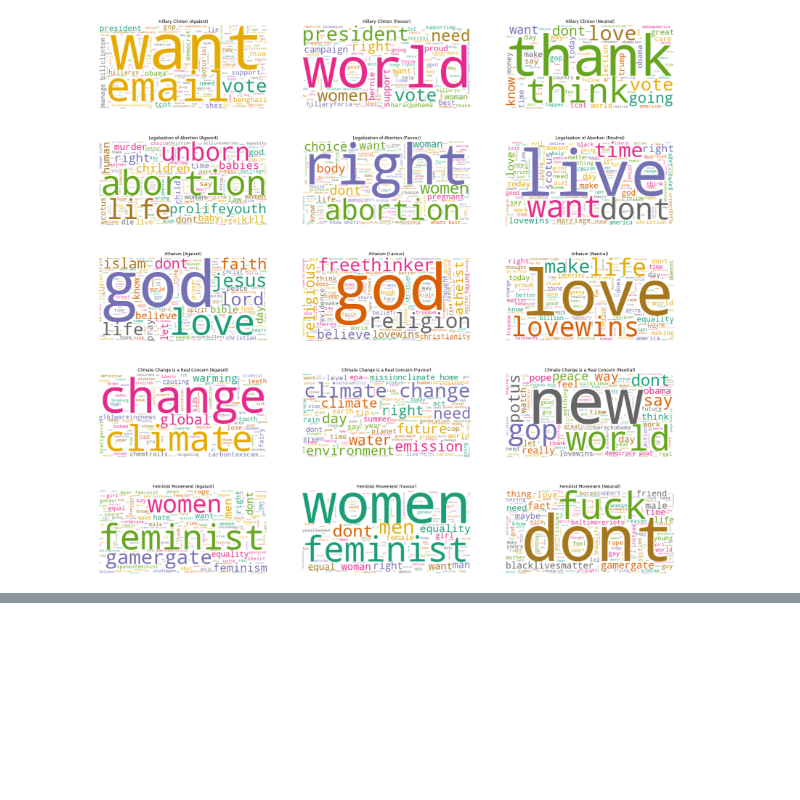
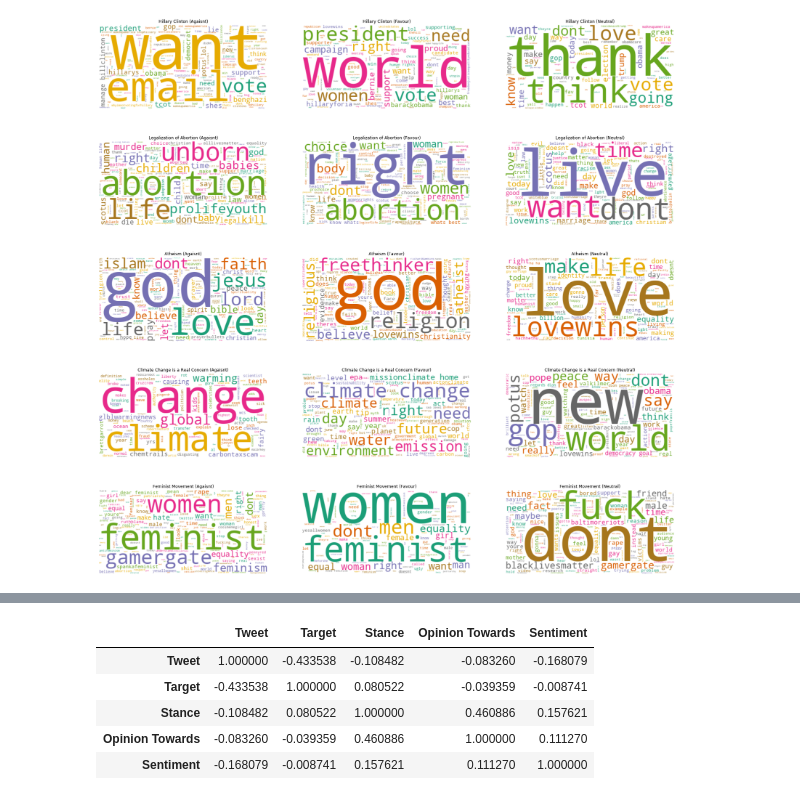
Before and after one commit to HaiderSS/Stance-Classification-in-Tweets, a Jupyter notebook: Untitled.ipynb, the cells around one changed output, grey strips where cells are left out. Drawn from its saved outputs; the diff is of its cells as text; code cells hidden in the pictures; blank space fills up the shorter version.

```diff
--- a/Untitled.ipynb
+++ b/Untitled.ipynb
@@ -92,3 +106,3 @@ def display_frequent_words(data):
 # %%
-trainData = read_data("train.csv")
+orignaltrainData = read_data("train.csv")
 # %%
@@ -273,0 +304,9 @@ for i in data.columns:
+# %%
+orignaltrainData.apply(lambda x : pd.factorize(x)[0]).corr(method='pearson', min_periods=1)
+# %% [output]
+|  | Tweet | Target | Stance | Opinion Towards | Sentiment |
+| Tweet | 1.000000 | -0.433538 | -0.108482 | -0.083260 | -0.168079 |
+| Target | -0.433538 | 1.000000 | 0.080522 | -0.039359 | -0.008741 |
+| Stance | -0.108482 | 0.080522 | 1.000000 | 0.460886 | 0.157621 |
+| Opinion Towards | -0.083260 | -0.039359 | 0.460886 | 1.000000 | 0.111270 |
+| Sentiment | -0.168079 | -0.008741 | 0.157621 | 0.111270 | 1.000000 |
```
Also changed, not shown: parts of 13 cells of this notebook.
